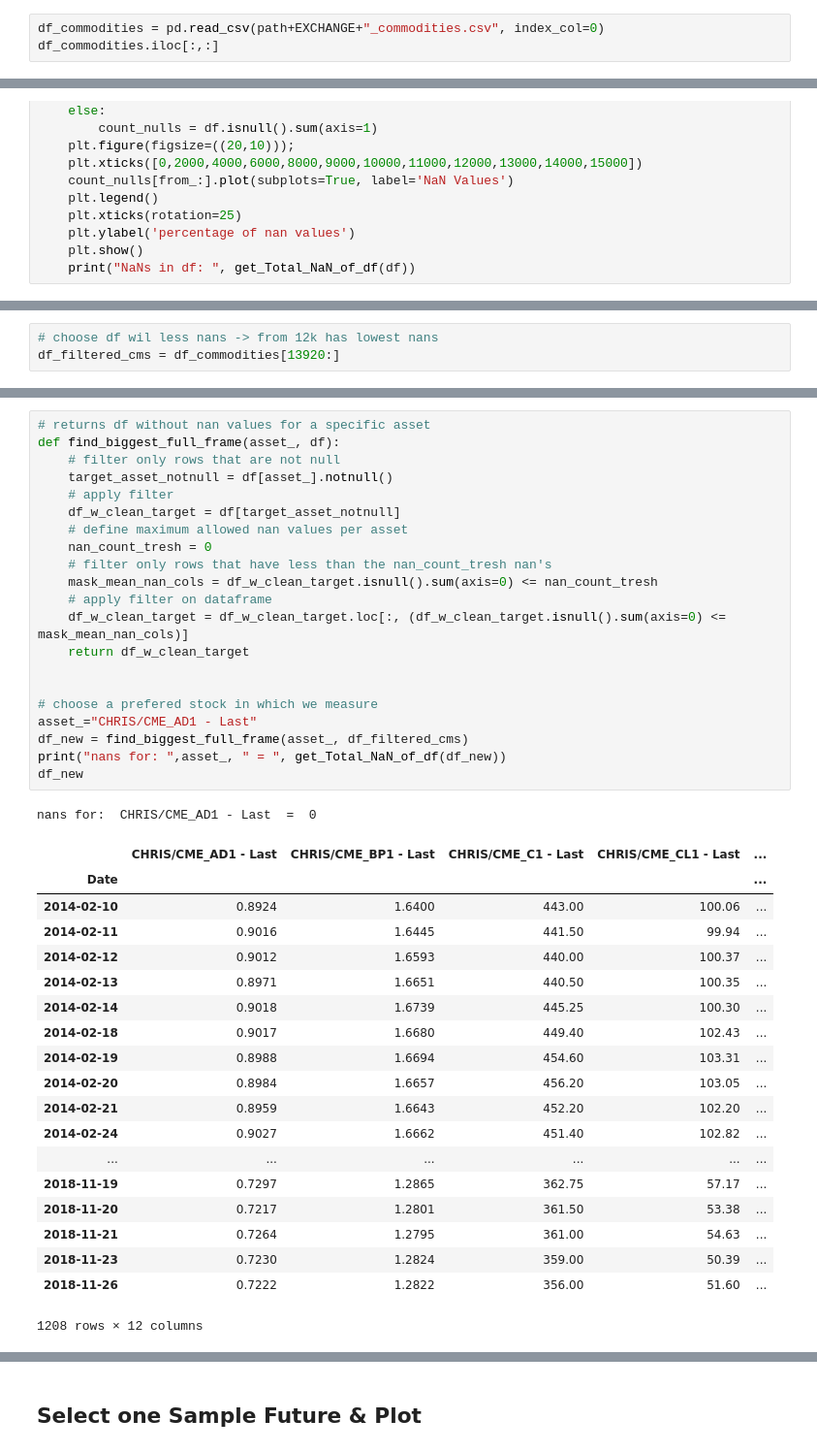
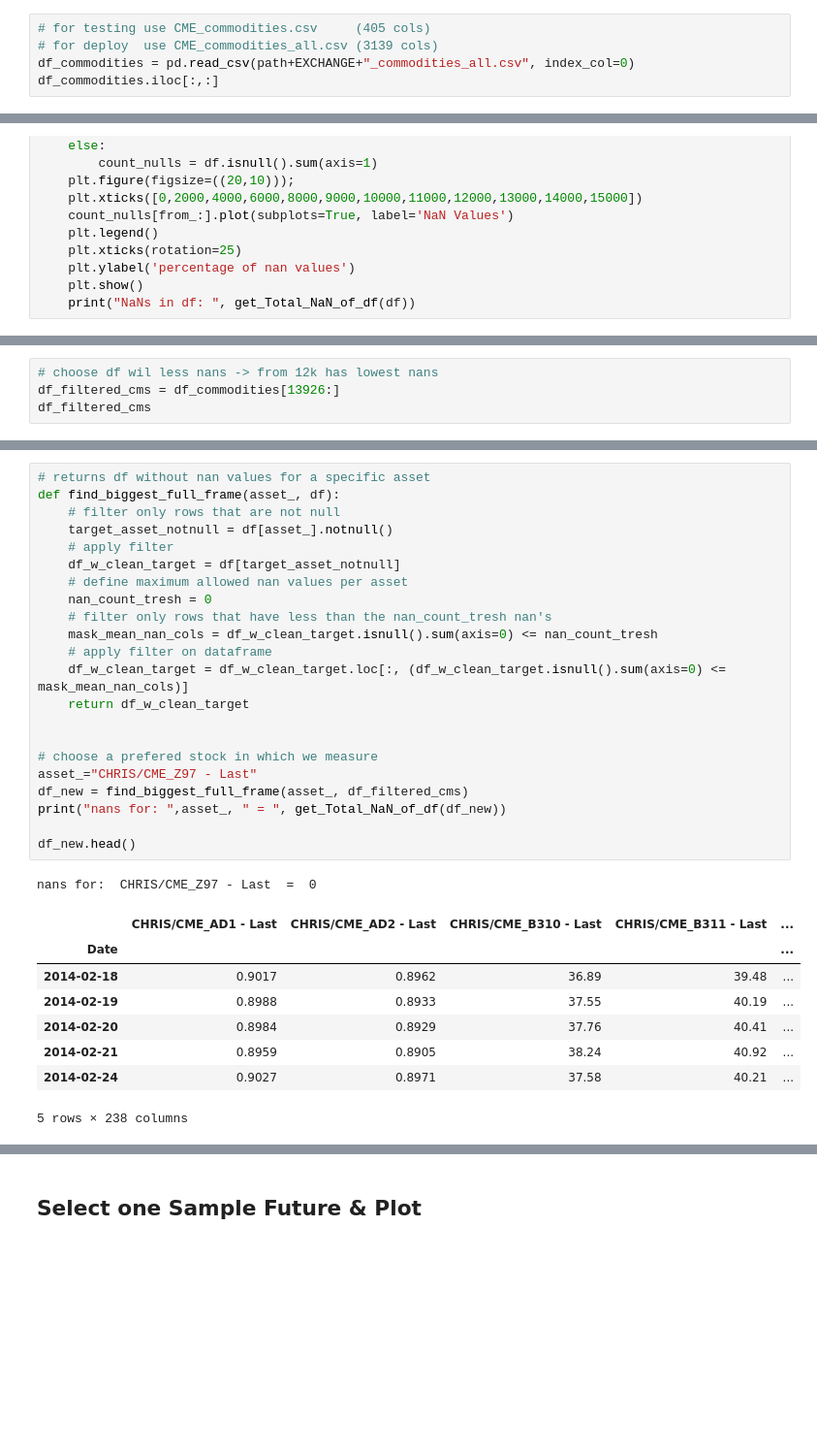
Before and after one commit to weberjoe/cme_futures_analysis, a Jupyter notebook: commodities_fetch.ipynb, the cells around one changed output, grey strips where cells are left out. Shown at 97% size. Cells and saved outputs as stored; diff of their text form; blank space fills up the shorter version.

```diff
--- a/commodities_fetch.ipynb
+++ b/commodities_fetch.ipynb
@@ -92,6 +99,8 @@ def fetch_chris_from_quandl():
 # %% [markdown]
 ## Loading
 # %%
-df_commodities = pd.read_csv(path+EXCHANGE+"_commodities.csv", index_col=0)
+# for testing use CME_commodities.csv     (405 cols)
+# for deploy  use CME_commodities_all.csv (3139 cols)
+df_commodities = pd.read_csv(path+EXCHANGE+"_commodities_all.csv", index_col=0)
 df_commodities.iloc[:,:]
 # %% [output]
@@ -142,3 +155,4 @@ NaNs in df:  5462276
 # %%
 # choose df wil less nans -> from 12k has lowest nans
-df_filtered_cms = df_commodities[13920:]
+df_filtered_cms = df_commodities[13926:]
+df_filtered_cms
@@ -145,43 +179,33 @@ df_filtered_cms = df_commodities[13920:]
 # %%
 # returns df without nan values for a specific asset
 def find_biggest_full_frame(asset_, df):
     # filter only rows that are not null
     target_asset_notnull = df[asset_].notnull()
     # apply filter
     df_w_clean_target = df[target_asset_notnull]
     # define maximum allowed nan values per asset
     nan_count_tresh = 0
     # filter only rows that have less than the nan_count_tresh nan's
     mask_mean_nan_cols = df_w_clean_target.isnull().sum(axis=0) <= nan_count_tresh
     # apply filter on dataframe
     df_w_clean_target = df_w_clean_target.loc[:, (df_w_clean_target.isnull().sum(axis=0) <= mask_mean_nan_cols)]
     return df_w_clean_target
 
 
 # choose a prefered stock in which we measure
-asset_="CHRIS/CME_AD1 - Last"
+asset_="CHRIS/CME_Z97 - Last"
 df_new = find_biggest_full_frame(asset_, df_filtered_cms)
 print("nans for: ",asset_, " = ", get_Total_NaN_of_df(df_new))
-df_new
+
+df_new.head()
 # %% [output]
-nans for:  CHRIS/CME_AD1 - Last  =  0
+nans for:  CHRIS/CME_Z97 - Last  =  0
-|  | CHRIS/CME_AD1 - Last | CHRIS/CME_BP1 - Last | CHRIS/CME_C1 - Last | CHRIS/CME_CL1 - Last | ... |
+|  | CHRIS/CME_AD1 - Last | CHRIS/CME_AD2 - Last | CHRIS/CME_B310 - Last | CHRIS/CME_B311 - Last | ... |
 | Date |  |  |  |  | ... |
-| 2014-02-10 | 0.8924 | 1.6400 | 443.00 | 100.06 | ... |
-| 2014-02-11 | 0.9016 | 1.6445 | 441.50 | 99.94 | ... |
-| 2014-02-12 | 0.9012 | 1.6593 | 440.00 | 100.37 | ... |
-| 2014-02-13 | 0.8971 | 1.6651 | 440.50 | 100.35 | ... |
-| 2014-02-14 | 0.9018 | 1.6739 | 445.25 | 100.30 | ... |
-| 2014-02-18 | 0.9017 | 1.6680 | 449.40 | 102.43 | ... |
-| 2014-02-19 | 0.8988 | 1.6694 | 454.60 | 103.31 | ... |
-| 2014-02-20 | 0.8984 | 1.6657 | 456.20 | 103.05 | ... |
-| 2014-02-21 | 0.8959 | 1.6643 | 452.20 | 102.20 | ... |
-| 2014-02-24 | 0.9027 | 1.6662 | 451.40 | 102.82 | ... |
-| ... | ... | ... | ... | ... | ... |
-| 2018-11-19 | 0.7297 | 1.2865 | 362.75 | 57.17 | ... |
-| 2018-11-20 | 0.7217 | 1.2801 | 361.50 | 53.38 | ... |
-| 2018-11-21 | 0.7264 | 1.2795 | 361.00 | 54.63 | ... |
-| 2018-11-23 | 0.7230 | 1.2824 | 359.00 | 50.39 | ... |
-| 2018-11-26 | 0.7222 | 1.2822 | 356.00 | 51.60 | ... |
+| 2014-02-18 | 0.9017 | 0.8962 | 36.89 | 39.48 | ... |
+| 2014-02-19 | 0.8988 | 0.8933 | 37.55 | 40.19 | ... |
+| 2014-02-20 | 0.8984 | 0.8929 | 37.76 | 40.41 | ... |
+| 2014-02-21 | 0.8959 | 0.8905 | 38.24 | 40.92 | ... |
+| 2014-02-24 | 0.9027 | 0.8971 | 37.58 | 40.21 | ... |
-1208 rows × 12 columns
+5 rows × 238 columns
 # %%
```
Also changed, not shown: parts of 13 cells of this notebook.
